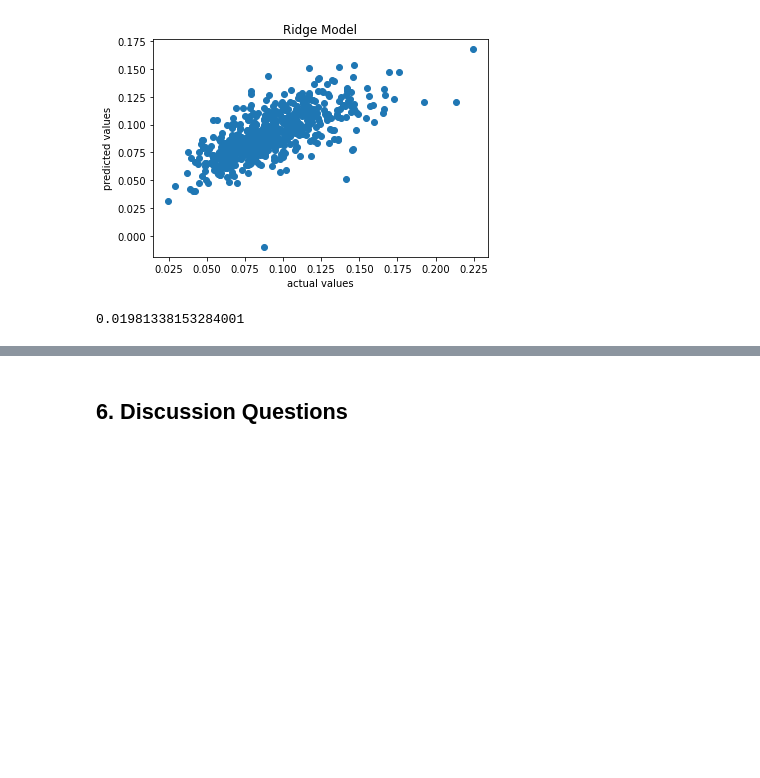
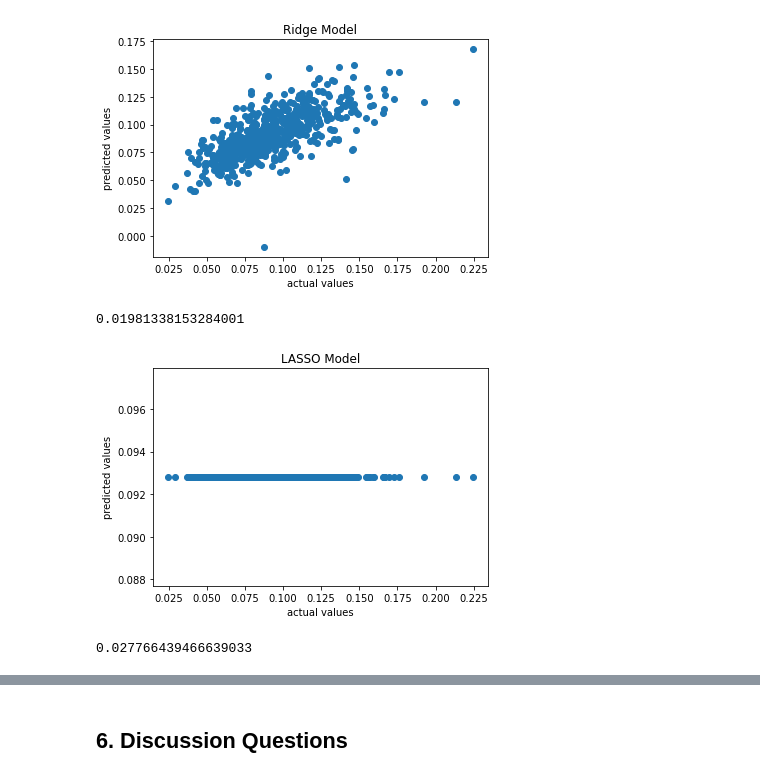
Before and after one commit to madelineadee/CSS_Project2_Team1_Fall2022, a Jupyter notebook: Project 2 Students.ipynb, the cells around one changed output, grey strips where cells are left out. Cells and saved outputs as stored; diff of their text form; code cells hidden in the pictures; blank space fills up the shorter version.

```diff
--- a/Project 2 Students.ipynb
+++ b/Project 2 Students.ipynb
@@ -339,3 +393,19 @@ Text(0.5, 1.0, 'Ridge Coefficients')
+# %%
+## LASSO Regression
+
+# create and fit the model
+lasso_reg = Lasso(max_iter=10000)
+
+lasso_model = lasso_reg.fit(X_train, y_train)
+lasso_reg_data = pd.DataFrame([lasso_model.coef_, diabetes_clean.columns]).T
+lasso_reg_data.columns = ['Coefficient', 'Feature']
+lasso_reg_data.dtypes
+lasso_reg_data['Coefficient'] = pd.to_numeric(lin_reg_data['Coefficient'])
+
+# Plot
+ax = sns.barplot(x="Coefficient", y="Feature", data=lasso_reg_data)
+ax.set_title("LASSO Coefficients")
+plt.show()
 # %% [markdown]
 ## 5. Validate and Refine Models
 # %%
@@ -359,4 +429,22 @@ rmse(ridge_pred, y_validate)
 # %% [output]
 0.01981338153284001
 # %%
-# Orthogonal Matching Pursuit (OMP)
+# OLS Model Validation
+
+lasso_pred = lasso_model.predict(X_validate)
+
+# plot the predictions
+plt.scatter(y_validate, lasso_pred)
+plt.title('LASSO Model')
+plt.xlabel('actual values')
+plt.ylabel('predicted values')
+plt.show()
+# %% [output]
+[figure, added]
+# %%
+# calculate the rmse for the LASSO model
+def rmse(pred, actual):
+    return np.sqrt(np.mean((pred - actual) ** 2))
+rmse(lasso_pred, y_validate)
+# %% [output]
+0.027766439466639033
```
Also changed, not shown: parts of 13 cells of this notebook.
